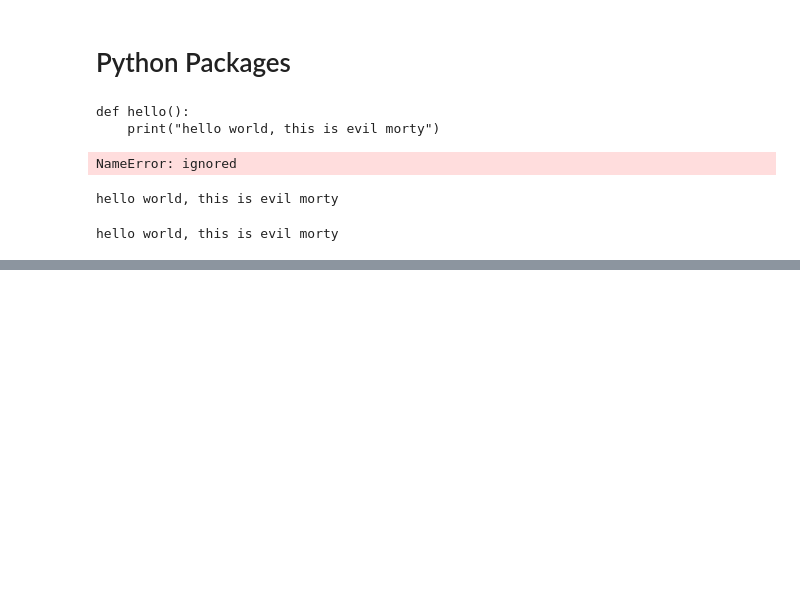
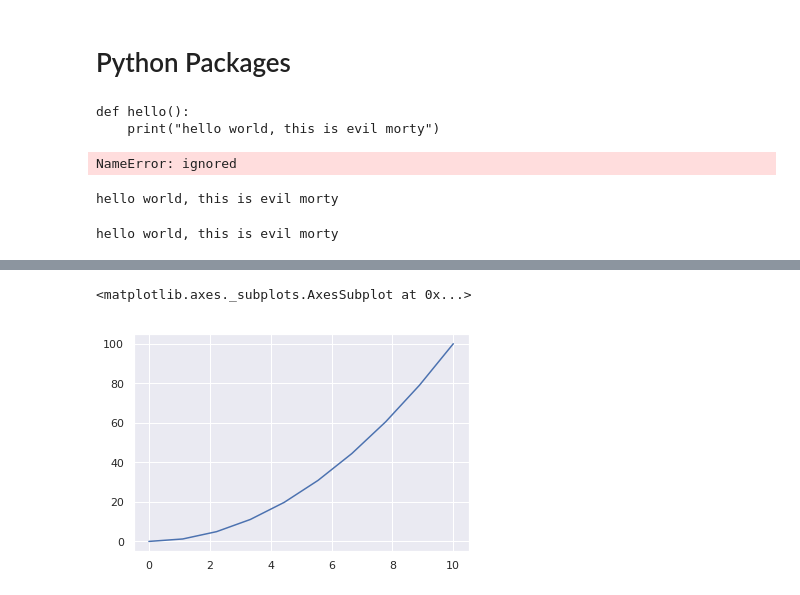
Before and after one commit to leelaakula/padhai-DL, a Jupyter notebook: PythonBasics_DataTypes.ipynb, the cells around one changed output, grey strips where cells are left out. Drawn from its saved outputs; the diff is of its cells as text; code cells hidden in the pictures; blank space fills up the shorter version.

```diff
--- a/PythonBasics_DataTypes.ipynb
+++ b/PythonBasics_DataTypes.ipynb
@@ -206,0 +469,7 @@ hello world, this is evil morty
+# %%
+sns.set()
+# %%
+sns.lineplot(x,y)
+# %% [output]
+<matplotlib.axes._subplots.AxesSubplot at 0x...>
+[figure, added]
```
Also changed, not shown: parts of 81 cells of this notebook.
